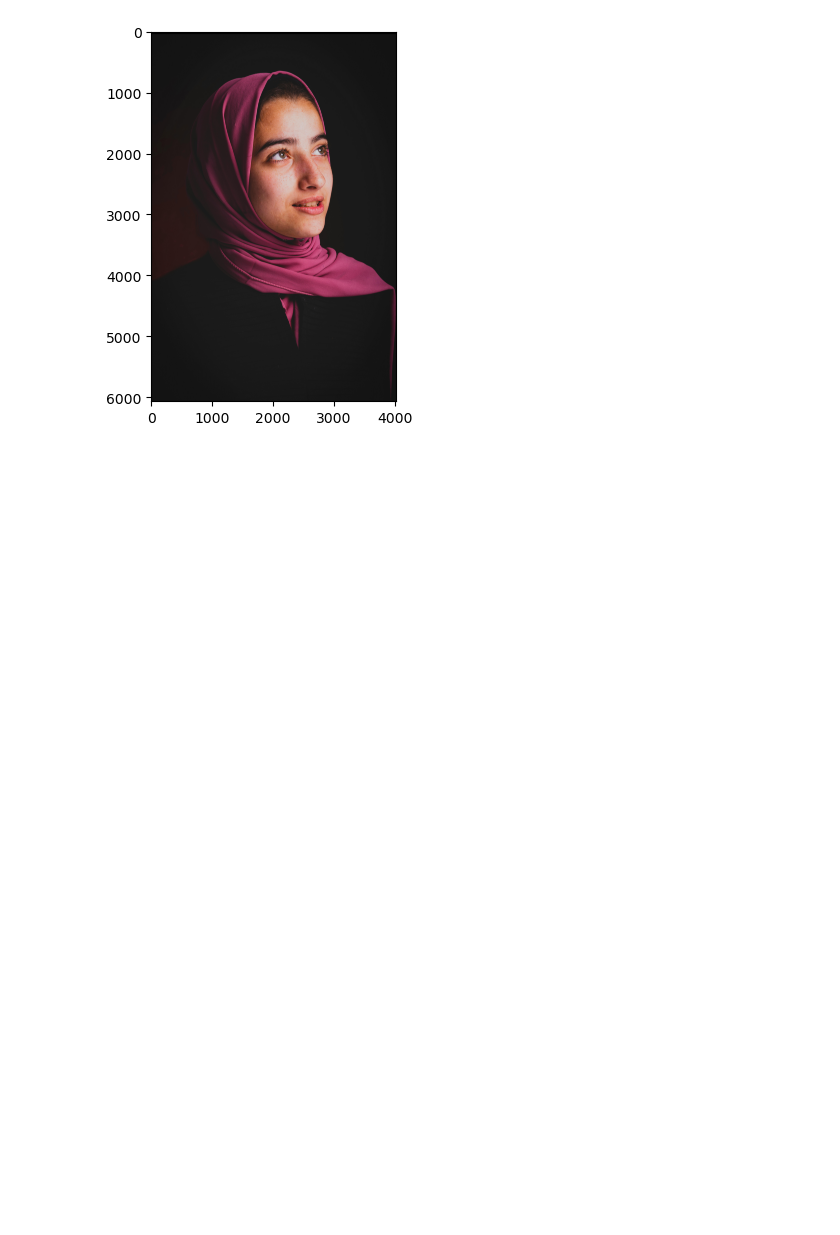
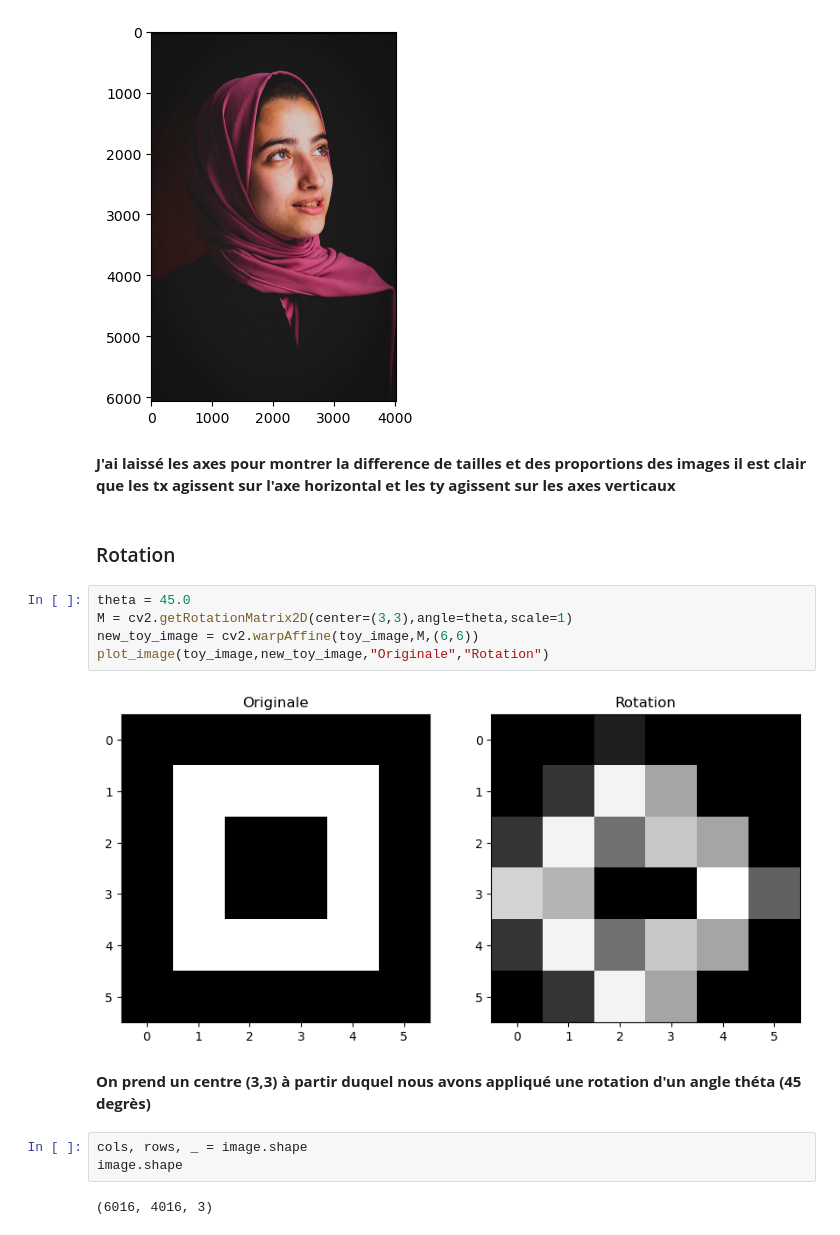
Before and after one commit to BatataNatna/Computer_Vision_Labs, a Jupyter notebook: Lab_04.ipynb, the cells around one changed output. Saved outputs shown, nothing was run; the diff lists cells and outputs as text; blank space fills up the shorter version.

```diff
--- a/Lab_04.ipynb
+++ b/Lab_04.ipynb
@@ -150,3 +152,21 @@ plt.imshow(cv2.cvtColor(new_image,cv2.COLOR_BGR2RGB))
 plt.show()
 # %% [output]
 [figure]
+# %% [markdown]
+**J'ai laissé les axes pour montrer la difference de tailles et des proportions des images il est clair que les tx agissent sur l'axe horizontal et les ty agissent sur les axes verticaux**
+# %% [markdown]
+### Rotation
+# %%
+theta = 45.0
+M = cv2.getRotationMatrix2D(center=(3,3),angle=theta,scale=1)
+new_toy_image = cv2.warpAffine(toy_image,M,(6,6))
+plot_image(toy_image,new_toy_image,"Originale","Rotation")
+# %% [output]
+[figure, added]
+# %% [markdown]
+**On prend un centre (3,3) à partir duquel nous avons appliqué une rotation d'un angle théta (45 degrès)**
+# %%
+cols, rows, _ = image.shape
+image.shape
+# %% [output]
+(6016, 4016, 3)
```
Also changed, not shown: parts of 31 cells of this notebook.
